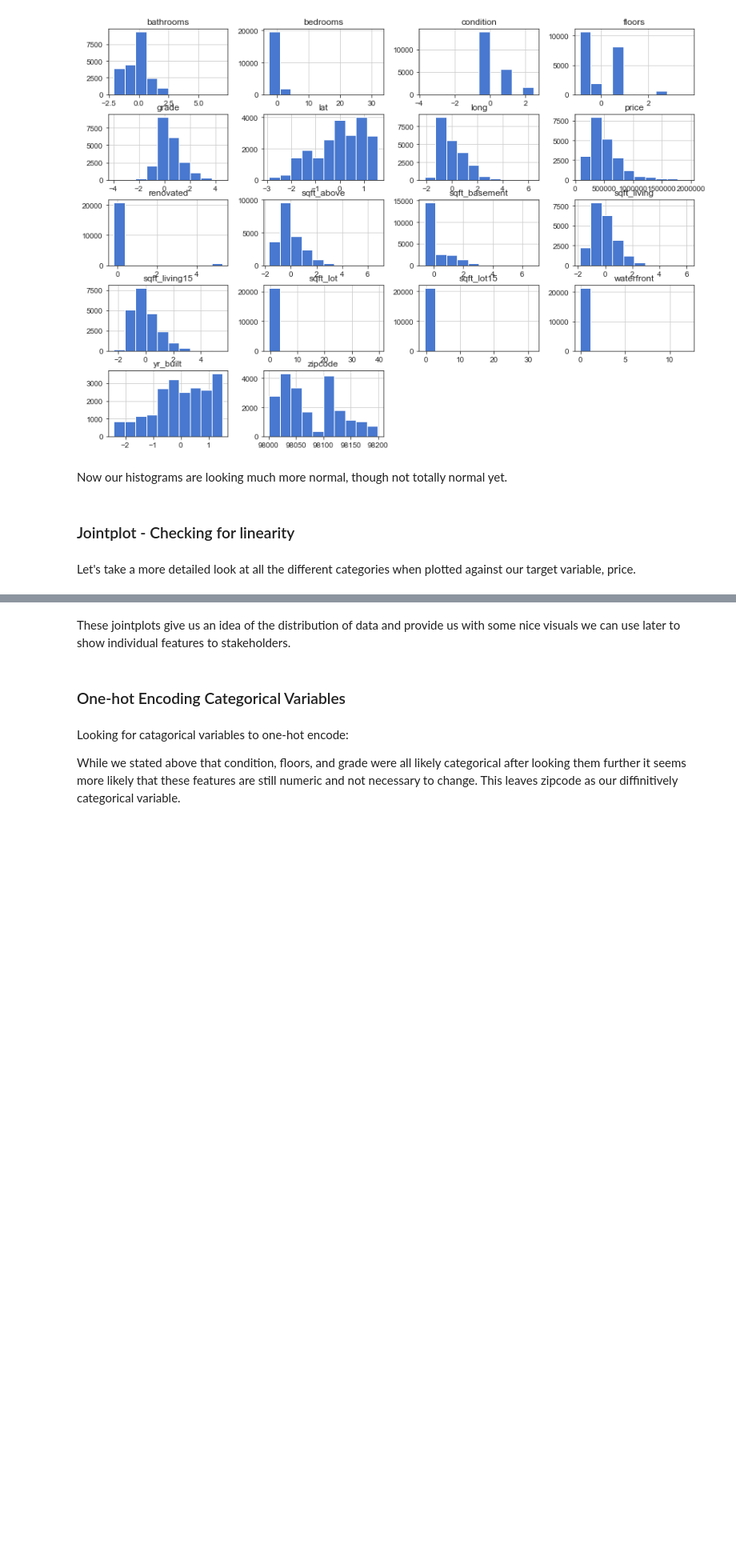
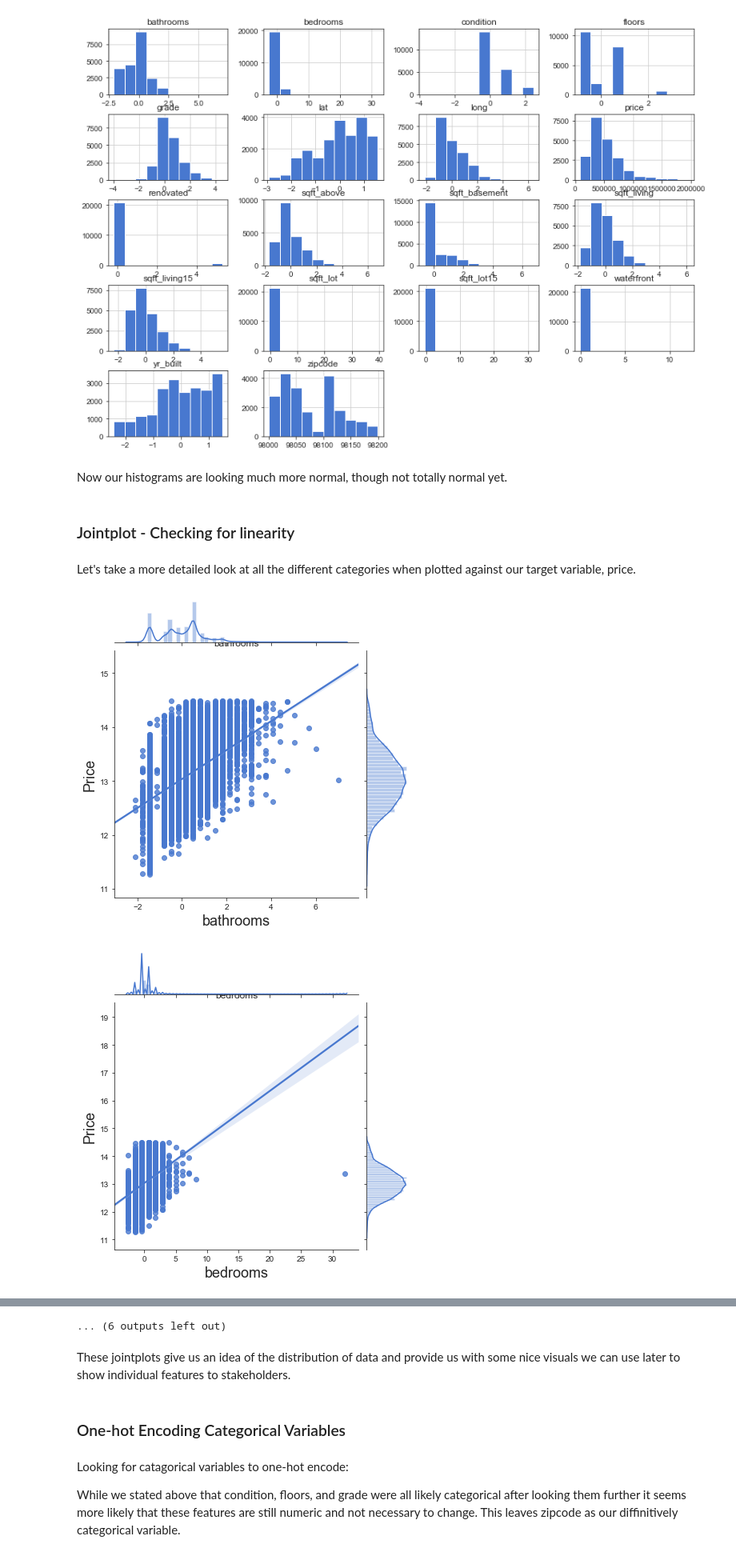
Before and after one commit to StephenTurk/mod_2_final_project, a Jupyter notebook: student.ipynb, the cells around one changed output, grey strips where cells are left out. Shown at 80% size. Drawn from its saved outputs; the diff is of its cells as text; code cells hidden in the pictures; blank space fills up the shorter version.

```diff
--- a/student.ipynb
+++ b/student.ipynb
@@ -465,11 +471,14 @@ Now our histograms are looking much more normal, though not totally normal yet.
 # %% [markdown]
 Let's take a more detailed look at all the different categories when plotted against our target variable, price.
 # %%
-# relcols = ['bathrooms', 'bedrooms','condition', 'floors', 'grade', 'lat', 'long', 'renovated', 'sqft_above',
-#            'sqft_basement', 'sqft_living', 'sqft_living15', 'sqft_lot', 'sqft_lot15', 'waterfront', 'yr_built', 'zipcode']
+relcols = ['bathrooms', 'bedrooms','condition', 'floors', 'grade', 'lat', 'long', 'renovated', 'sqft_above',
+           'sqft_basement', 'sqft_living', 'sqft_living15', 'sqft_lot', 'sqft_lot15', 'waterfront', 'yr_built', 'zipcode']
 
-# for col in relcols:
-#     sns.jointplot(x = col, y = 'price', data = data, kind = 'reg')
-#     plt.ylabel('Price')
-#     plt.title(col)
-#     plt.show()
+for col in relcols:
+    sns.jointplot(x = col, y = 'price', data = data, kind = 'reg')
+    plt.ylabel('Price')
+    plt.title(col)
+    plt.show()
+# %% [output]
+[figure, added]
+[figure, added]
@@ -476,3 +495,4 @@ Let's take a more detailed look at all the different categories when plotted aga
+... (6 outputs left out)
 # %% [markdown]
 These jointplots give us an idea of the distribution of data and provide us with some nice visuals we can use later to show individual features to stakeholders.
 # %% [markdown]
```
Also changed, not shown: parts of 4 cells of this notebook, 1 other file.
